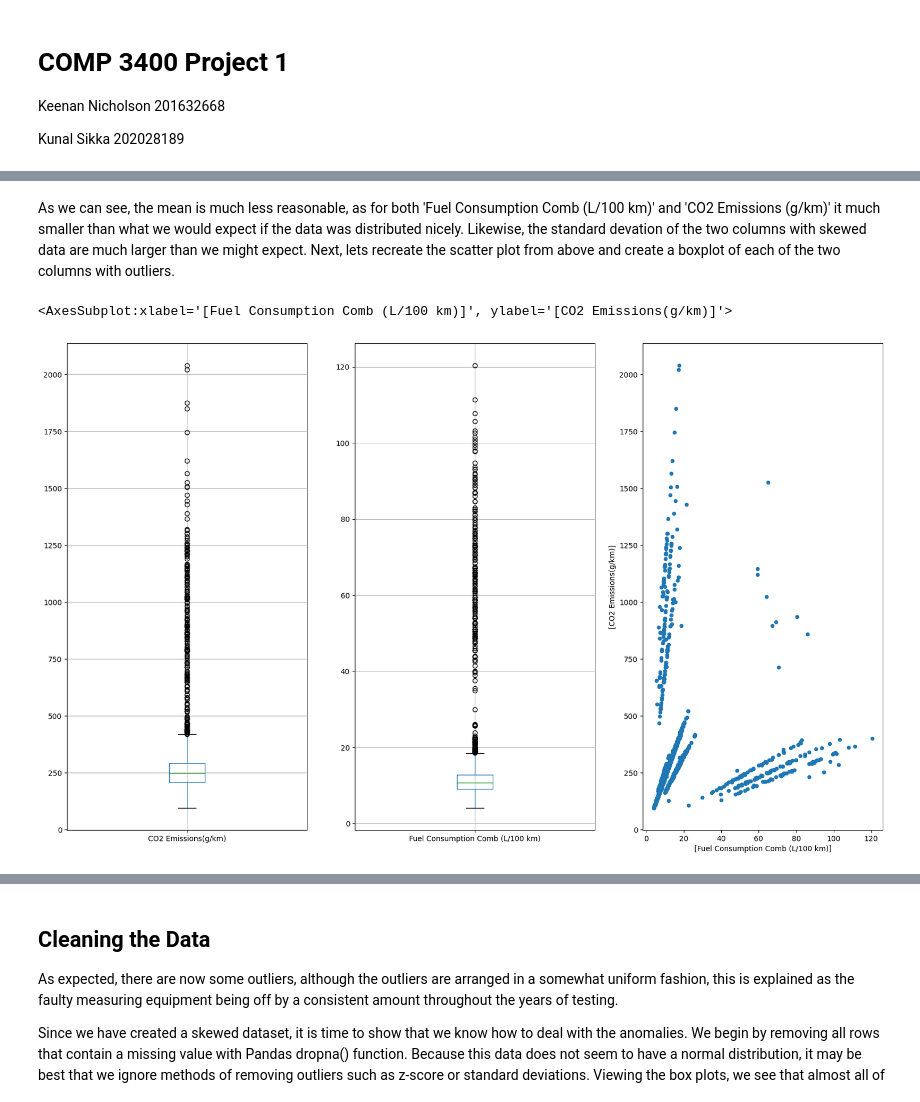
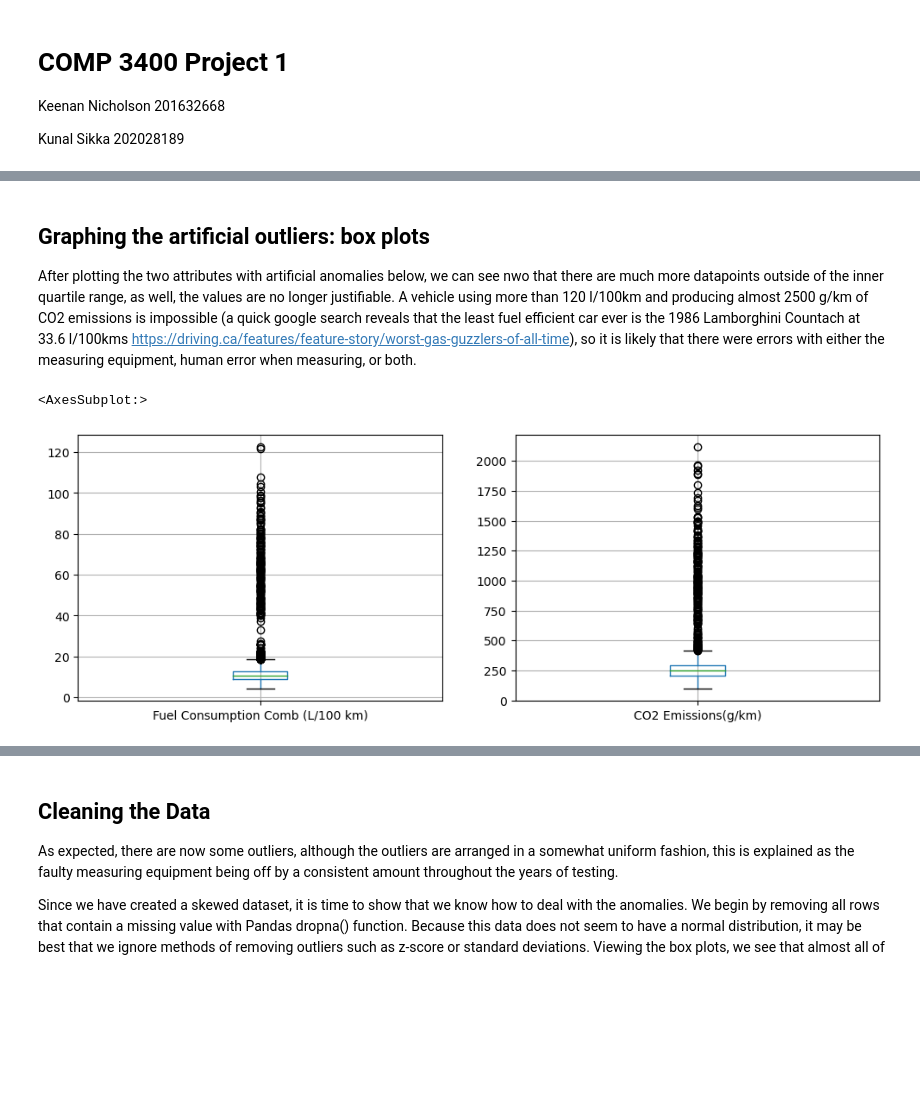
Before and after one commit to Keenan-Nicholson/Canadian_Emissions_Analysis, a Jupyter notebook: proj_1.ipynb, the cells around one changed output, grey strips where cells are left out. Drawn from its saved outputs; the diff is of its cells as text; code cells hidden in the pictures; blank space fills up the shorter version.

```diff
--- a/proj_1.ipynb
+++ b/proj_1.ipynb
@@ -186,11 +257,12 @@ display(statisticsSkewed)
-# %% [markdown]
-As we can see, the mean is much less reasonable, as for both 'Fuel Consumption Comb (L/100 km)' and 'CO2 Emissions (g/km)' it much smaller than what we would expect if the data was distributed nicely. Likewise, the standard devation of the two columns with skewed data are much larger than we might expect. Next, lets recreate the scatter plot from above and create a boxplot of each of the two columns with outliers.
+# %% [markdown]
+## Graphing the artificial outliers: box plots
+
+After plotting the two attributes with artificial anomalies below, we can see nwo that there are much more datapoints outside of the inner quartile range, as well, the values are no longer justifiable. A vehicle using more than 120 l/100km and producing almost 2500 g/km of CO2 emissions is impossible (a quick google search reveals that the least fuel efficient car ever is the 1986 Lamborghini Countach at 33.6 l/100kms https://driving.ca/features/feature-story/worst-gas-guzzlers-of-all-time), so it is likely that there were errors with either the measuring equipment, human error when measuring, or both.
 # %%
-fig, (axs1,axs2,axs3) = plt.subplots(1,3,figsize=(20,12)) # set the size of the graph
+fig, (axs1,axs2) = plt.subplots(1,2,figsize=(12,4)) # set the size of the graph
 
-df.boxplot(['CO2 Emissions(g/km)'], ax=axs1)
-df.boxplot(['Fuel Consumption Comb (L/100 km)'], ax=axs2)
-df.plot.scatter(['Fuel Consumption Comb (L/100 km)'],['CO2 Emissions(g/km)'],ax=axs3) # plotting fuel consumption combined vs CO2 emissions
+df.boxplot(['Fuel Consumption Comb (L/100 km)'], ax=axs1)
+df.boxplot(['CO2 Emissions(g/km)'], ax=axs2)
 # %% [output]
-<AxesSubplot:xlabel='[Fuel Consumption Comb (L/100 km)]', ylabel='[CO2 Emissions(g/km)]'>
+<AxesSubplot:>
-[figure, old version]
+[figure, new version]
```
Also changed, not shown: parts of 22 cells of this notebook, 1 other file.
